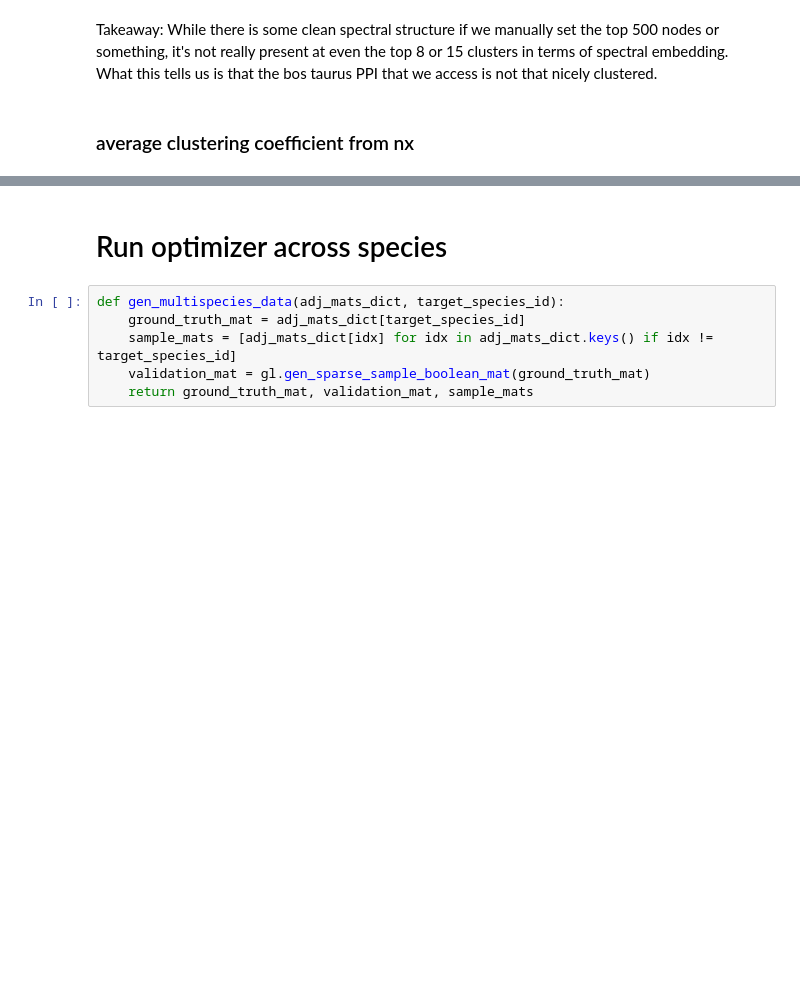
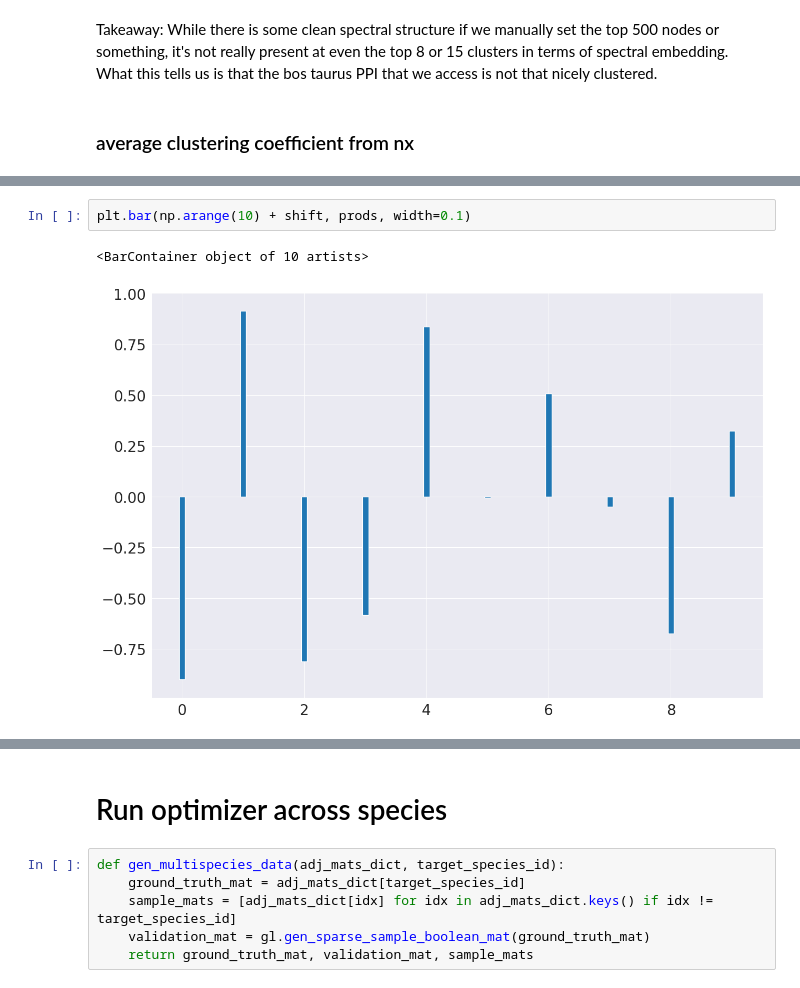
Before and after one commit to akhiljalan/cellag-misc, a Jupyter notebook: ppi-3-multiple-species.ipynb, the cells around one changed output, grey strips where cells are left out. Saved outputs shown, nothing was run; the diff lists cells and outputs as text; blank space fills up the shorter version.

```diff
--- a/ppi-3-multiple-species.ipynb
+++ b/ppi-3-multiple-species.ipynb
@@ -212,0 +304,5 @@ for idx in adj_mats_dict.keys():
+# %%
+plt.bar(np.arange(10) + shift, prods, width=0.1)
+# %% [output]
+<BarContainer object of 10 artists>
+[figure, added]
```
Also changed, not shown: parts of 37 cells of this notebook, 2 other files.
